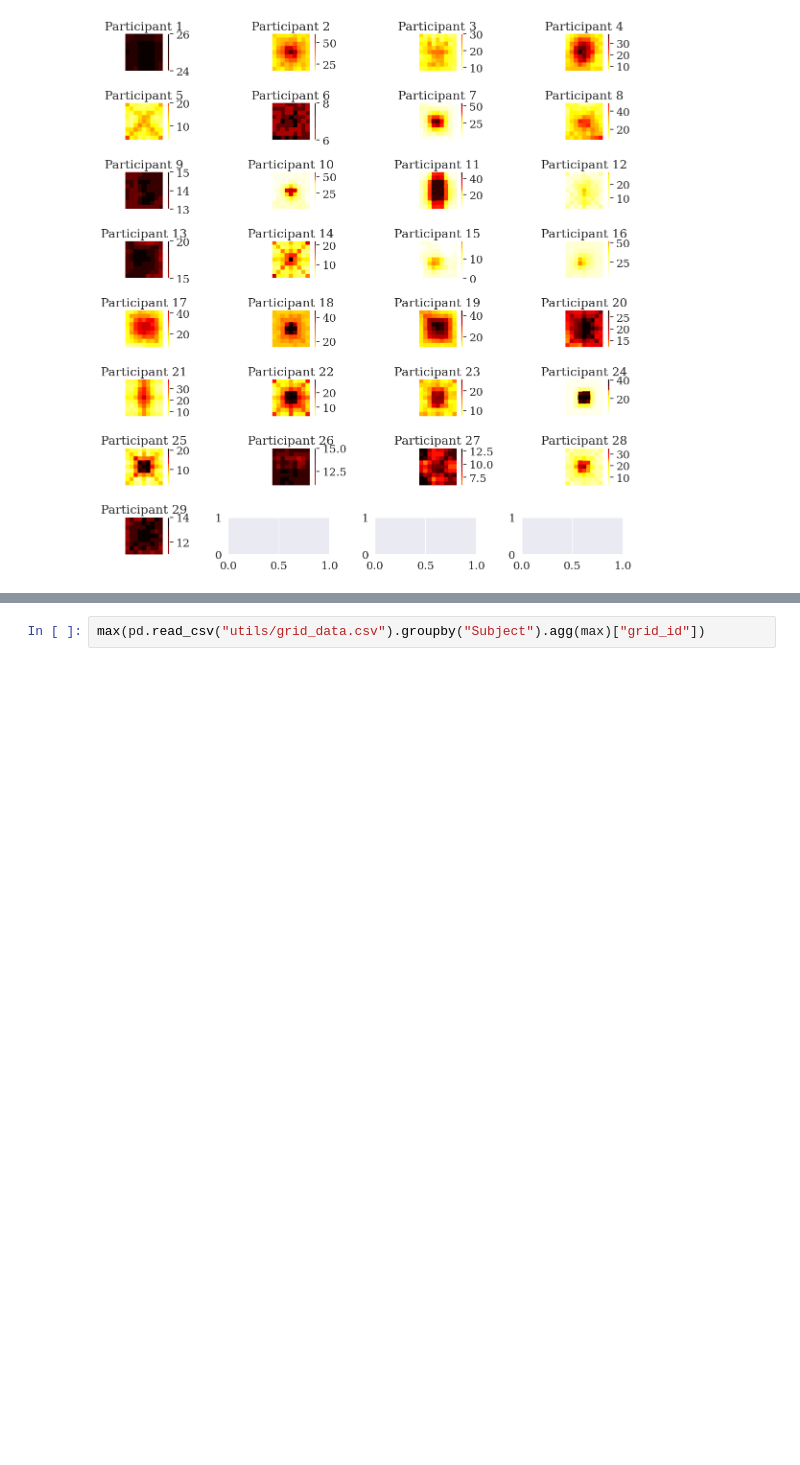
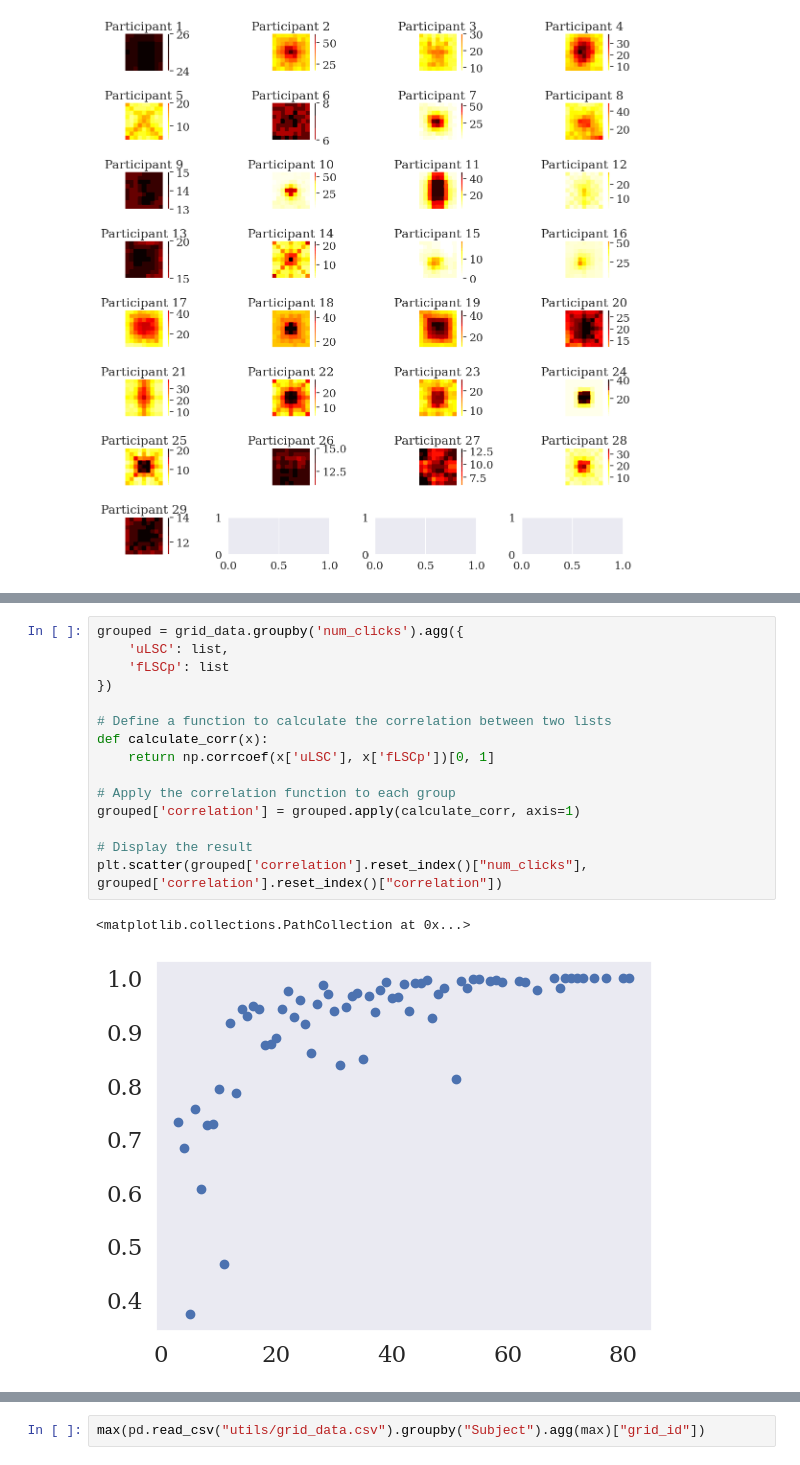
Before and after one commit to surabhisnath/Aesthetic_Curiosity, a Jupyter notebook: scripts/grid-search/DescriptiveAnalysis.ipynb, the cells around one changed output, grey strips where cells are left out. Cells and saved outputs as stored; diff of their text form; blank space fills up the shorter version.

```diff
--- a/scripts/grid-search/DescriptiveAnalysis.ipynb
+++ b/scripts/grid-search/DescriptiveAnalysis.ipynb
@@ -191,0 +246,18 @@ plt.savefig("plots/LSC_by_intricacy.pdf", format='pdf', dpi=300, bbox_inches='ti
+# %%
+grouped = grid_data.groupby('num_clicks').agg({
+    'uLSC': list,
+    'fLSCp': list
+})
+
+# Define a function to calculate the correlation between two lists
+def calculate_corr(x):
+    return np.corrcoef(x['uLSC'], x['fLSCp'])[0, 1]
+
+# Apply the correlation function to each group
+grouped['correlation'] = grouped.apply(calculate_corr, axis=1)
+
+# Display the result
+plt.scatter(grouped['correlation'].reset_index()["num_clicks"], grouped['correlation'].reset_index()["correlation"])
+# %% [output]
+<matplotlib.collections.PathCollection at 0x...>
+[figure, added]
```
Also changed, not shown: parts of 17 cells of this notebook, 22 other files.
